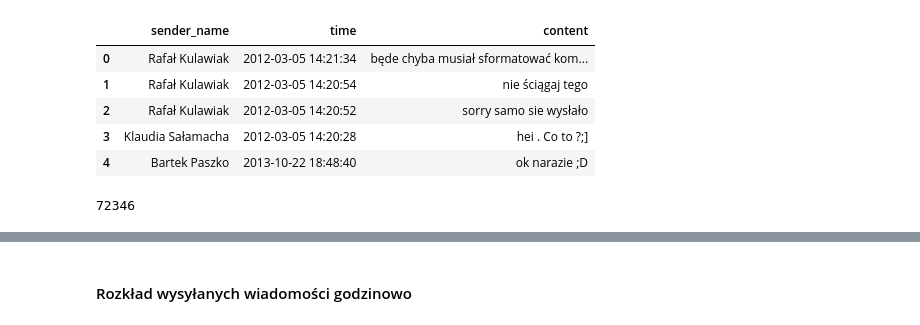
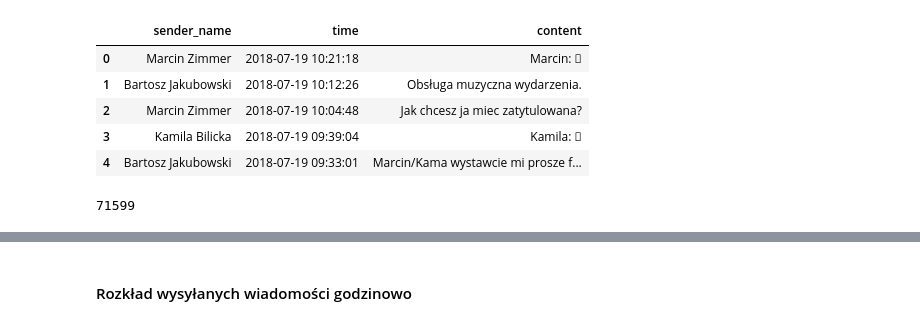
Before and after one commit to radziq1302/WD1, a Jupyter notebook: data_analysis.ipynb, the cells around one changed output, grey strips where cells are left out. Cells and saved outputs as stored; diff of their text form; code cells hidden in the pictures.

```diff
--- a/data_analysis.ipynb
+++ b/data_analysis.ipynb
@@ -17,21 +18,22 @@ from nltk.corpus import stopwords
 True
 # %%
-df = pd.read_csv('messages.csv').dropna()
+df = pd.read_csv('.\messages.csv').dropna()
 df['time'] = df["time"].astype("datetime64")
 df.head()
 # %% [output]
 |  | sender_name | time | content |
-| 0 | Rafał Kulawiak | 2012-03-05 14:21:34 | będe chyba musiał sformatować kom... |
-| 1 | Rafał Kulawiak | 2012-03-05 14:20:54 | nie ściągaj tego |
-| 2 | Rafał Kulawiak | 2012-03-05 14:20:52 | sorry samo sie wysłało |
-| 3 | Klaudia Sałamacha | 2012-03-05 14:20:28 | hei . Co to ?;] |
-| 4 | Bartek Paszko | 2013-10-22 18:48:40 | ok narazie ;D |
+| 0 | Marcin Zimmer | 2018-07-19 10:21:18 | Marcin: 󰀀 |
+| 1 | Bartosz Jakubowski | 2018-07-19 10:12:26 | Obsługa muzyczna wydarzenia. |
+| 2 | Marcin Zimmer | 2018-07-19 10:04:48 | Jak chcesz ja miec zatytulowana? |
+| 3 | Kamila Bilicka | 2018-07-19 09:39:04 | Kamila: 󰀀 |
+| 4 | Bartosz Jakubowski | 2018-07-19 09:33:01 | Marcin/Kama wystawcie mi prosze f... |
 # %%
-df = df[df['time'] > '2018-01-01']
-my_df = df[df['sender_name'] == 'Bartek Paszko']
+# df = df[df['time'] > '2018-01-01']
+my_name = 'Mateusz Dorobek'
+my_df = df[df['sender_name'] == my_name]
 len(my_df)
 # %% [output]
-72346
+71599
 # %%
 my_df.head()
 # %% [output]
```
Also changed, not shown: parts of 13 cells of this notebook.
